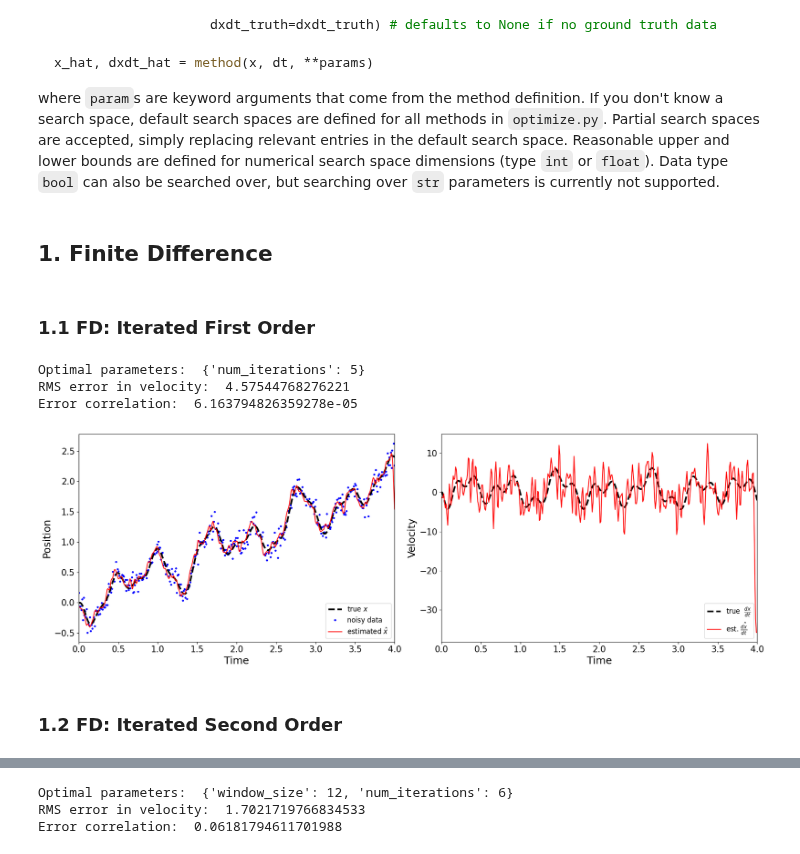
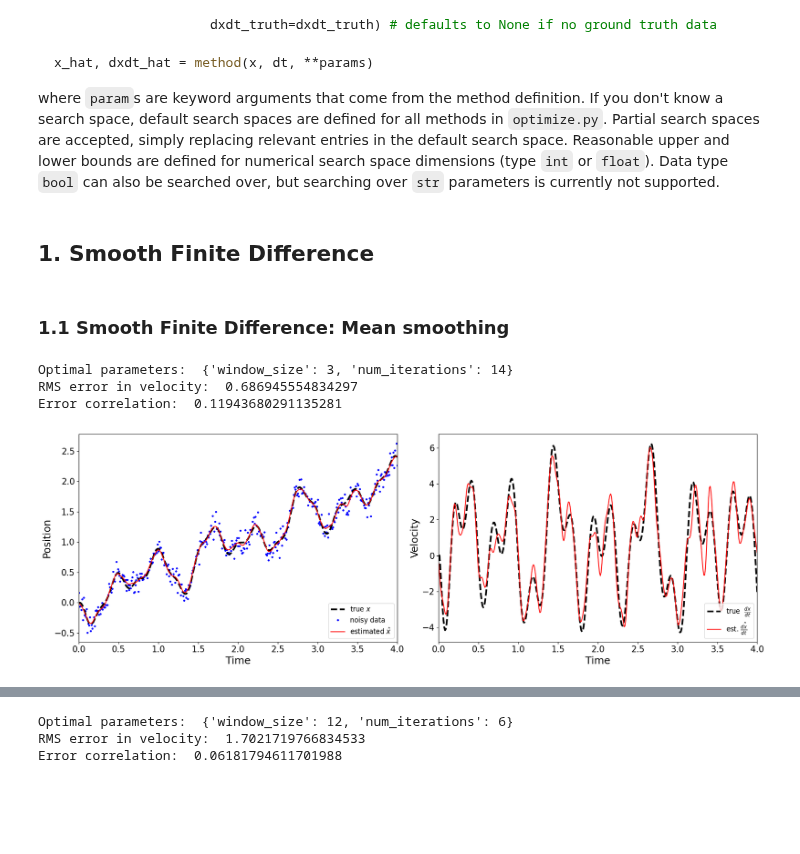
Before and after one commit to florisvb/PyNumDiff, a Jupyter notebook: examples/2b_optimizing_parameters_with_dxdt_unknown.ipynb, the cells around one changed output, grey strips where cells are left out. Saved outputs shown, nothing was run; the diff lists cells and outputs as text; code cells hidden in the pictures; blank space fills up the shorter version.

```diff
--- a/examples/2b_optimizing_parameters_with_dxdt_unknown.ipynb
+++ b/examples/2b_optimizing_parameters_with_dxdt_unknown.ipynb
@@ -97,18 +96,16 @@ x_hat, dxdt_hat = method(x, dt, **params)
 
 where `param`s are keyword arguments that come from the method definition. If you don't know a search space, default search spaces are defined for all methods in `optimize.py`. Partial search spaces are accepted, simply replacing relevant entries in the default search space. Reasonable upper and lower bounds are defined for numerical search space dimensions (type `int` or `float`). Data type `bool` can also be searched over, but searching over `str` parameters is currently not supported.
 # %% [markdown]
-## 1. Finite Difference
+## 1. Smooth Finite Difference
-# %% [markdown]
-### 1.1 FD: Iterated First Order
+# %% [markdown]
+### 1.1 Smooth Finite Difference: Mean smoothing
 # %%
-params, val = optimize(first_order, x, dt, tvgamma=tvgamma)
+params, val = optimize(meandiff, x, dt, tvgamma=tvgamma)
 print('Optimal parameters: ', params)
-x_hat, dxdt_hat = first_order(x, dt, **params)
+x_hat, dxdt_hat = meandiff(x, dt, **params)
 evaluate.plot(x, dt, x_hat, dxdt_hat, x_truth, dxdt_truth)
 # %% [output]
-Optimal parameters:  {'num_iterations': 5}
-RMS error in velocity:  4.57544768276221
-Error correlation:  6.163794826359278e-05
+Optimal parameters:  {'window_size': 3, 'num_iterations': 14}
+RMS error in velocity:  0.686945554834297
+Error correlation:  0.11943680291135281
-[figure, old version]
+[figure, new version]
-# %% [markdown]
-### 1.2 FD: Iterated Second Order
```
Also changed, not shown: parts of 49 cells of this notebook, 9 other files.
